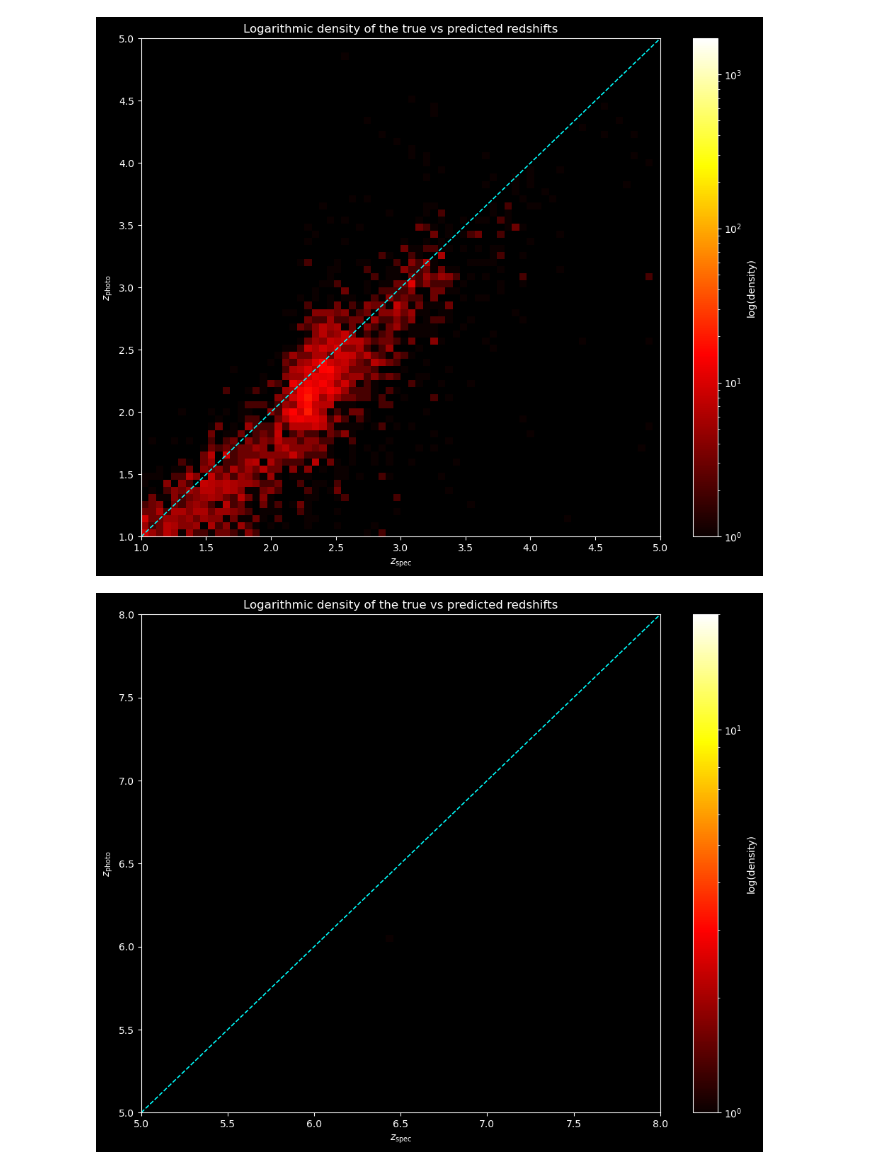
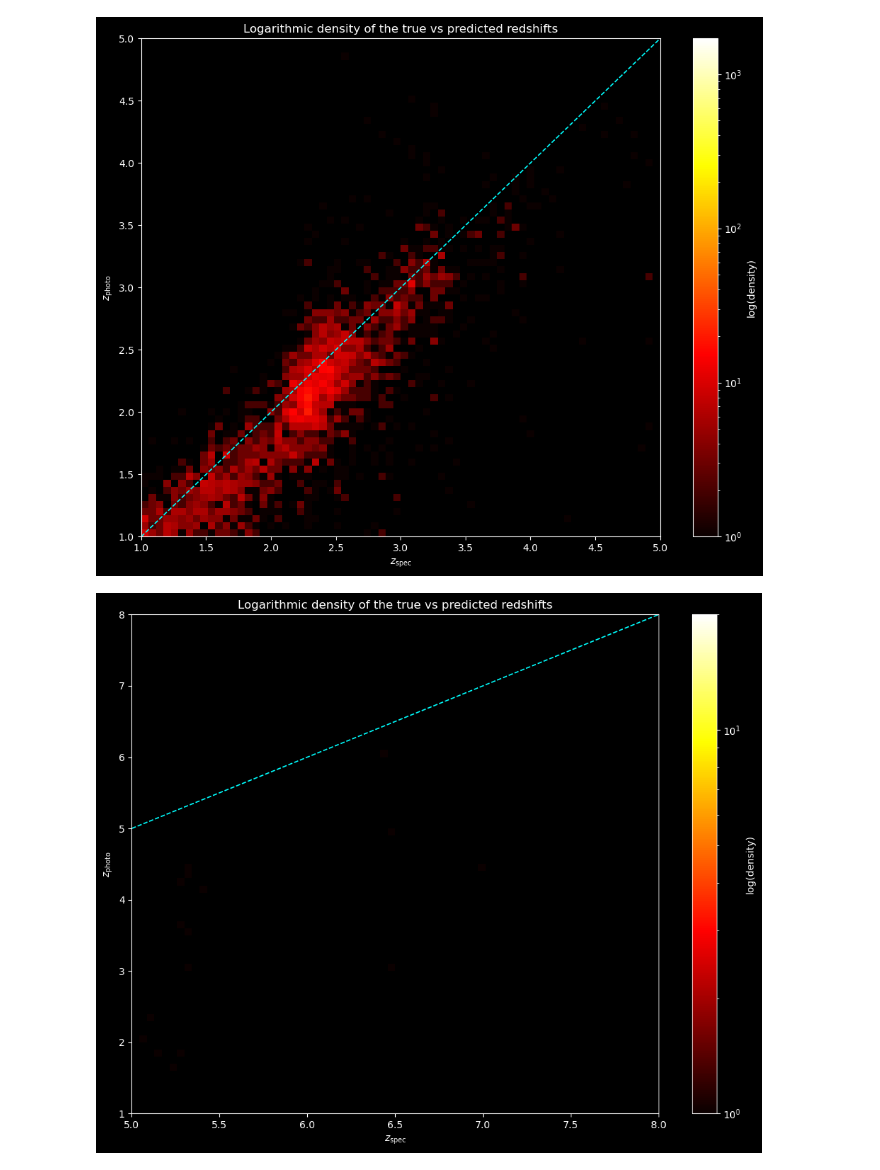
Before and after one commit to albertnica/TFGF-albertnica, a Jupyter notebook: pearson.ipynb, the cells around one changed output. Saved outputs shown, nothing was run; the diff lists cells and outputs as text; code cells hidden in the pictures.

```diff
--- a/pearson.ipynb
+++ b/pearson.ipynb
@@ -839,7 +839,7 @@ plt.style.use('dark_background')
 
 # Rango de ejes
 x_min, x_max = 5, 8
-y_min, y_max = 5, 8
+y_min, y_max = 1, 8
 
 plt.figure(figsize=(10, 8))
 
@@ -850,34 +850,34 @@ bins = 70
 # Generamos el histograma 2D con escala logarítmica
 counts, xedges, yedges, im = plt.hist2d(
     yreal,
     ypredicted[:, 0],
     bins=bins,
     range=[[x_min, x_max], [y_min, y_max]],
     cmap='hot',
     norm=colors.LogNorm(vmin=1, vmax=counts.max())  # Ajuste del contraste logarítmico
 )
 
 # Barra de color con etiqueta
 cbar = plt.colorbar(im, label='log(density)')
 
 # Trazamos la línea diagonal z_spec = z_photo
 plt.plot([x_min, x_max], [x_min, x_max], color='cyan', linewidth=1.2, linestyle="--")
 
 # Etiquetas de ejes
 plt.xlabel(r'$z_{\mathrm{spec}}$')
 plt.ylabel(r'$z_{\mathrm{photo}}$')
 
 # Título
 plt.title('Logarithmic density of the true vs predicted redshifts')
 
 # Ajustamos los límites
 plt.xlim(x_min, x_max)
 plt.ylim(y_min, y_max)
 
 plt.tight_layout()
 plt.show()
 # %% [output]
-[figure, old version]
+[figure, new version]
 # %%
 # Cargar el modelo
 
```
Also changed, not shown: parts of 3 cells of this notebook, 5 other files.
